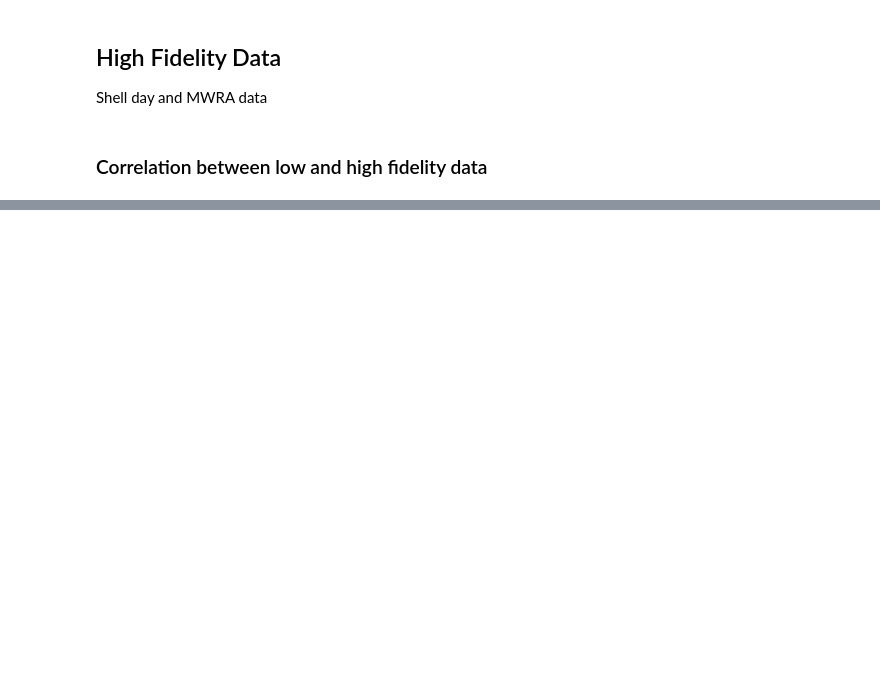
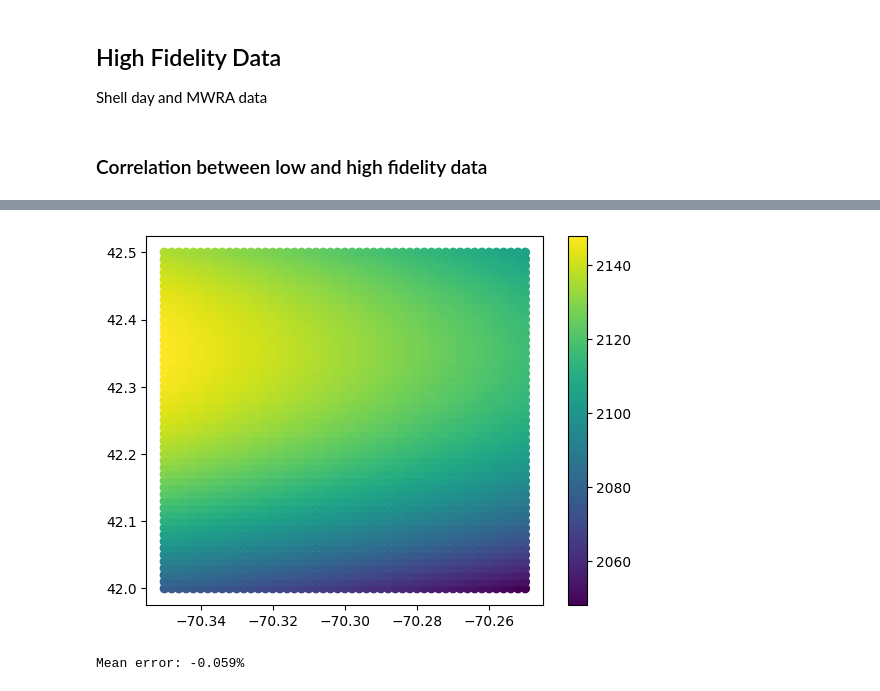
Before and after one commit to becklabs/oa-modeling, a Jupyter notebook: code/dataAnalysis/MultifidelityModeling.ipynb, the cells around one changed output, grey strips where cells are left out. Drawn from its saved outputs; the diff is of its cells as text; code cells hidden in the pictures; blank space fills up the shorter version.

```diff
--- a/code/dataAnalysis/MultifidelityModeling.ipynb
+++ b/code/dataAnalysis/MultifidelityModeling.ipynb
@@ -42,0 +114,26 @@ plt.scatter(sal_and_ta['PROF_DATE_TIME_LOCAL'], sal_and_ta['TA in (mmol/kgSW)'])
+# %%
+training_iter = 500
+# Find optimal model hyperparameters
+model.train()
+likelihood.train()
+
+# Use the adam optimizer
+optimizer = torch.optim.Adam(model.parameters(), lr=0.25)  # Includes GaussianLikelihood parameters
+
+# "Loss" for GPs - the marginal log likelihood
+mll = gpytorch.mlls.ExactMarginalLogLikelihood(likelihood, model)
+
+for i in range(training_iter):
+    # Zero gradients from previous iteration
+    optimizer.zero_grad()
+    # Output from model
+    output = model(train_x)
+    # Calc loss and backprop gradients
+    loss = -mll(output, train_y)
+    loss.backward()
+    print('Iter %d/%d - Loss: %.3f   lengthscale: %.3f   noise: %.3f' % (
+        i + 1, training_iter, loss.item(),
+        model.covar_module.base_kernel.lengthscale.item(),
+        model.likelihood.noise.item()
+    ))
+    optimizer.step()
@@ -42,0 +158,20 @@ plt.scatter(sal_and_ta['PROF_DATE_TIME_LOCAL'], sal_and_ta['TA in (mmol/kgSW)'])
+# %%
+# Get into evaluation (predictive posterior) mode
+model.eval()
+likelihood.eval()
+
+# Test points are regularly spaced grid with x bounds [42, 42.5] and y bounds [-70.35, 71]
+# Construct test points using meshgrid
+# Make predictions by feeding model through likelihood
+with torch.no_grad(), gpytorch.settings.fast_pred_var():
+    x = torch.linspace(42, 42.5, 51)
+    y = torch.linspace(-70.35, -70.25, 51)
+    test_x = torch.stack(torch.meshgrid(x, y)).permute(1, 2, 0).reshape(-1, 2)
+    observed_pred = likelihood(model(test_x))
+
+with torch.no_grad():
+    # Initialize plot
+    plt.scatter(test_x[:, 1],test_x[:, 0], c=observed_pred.mean)
+    plt.colorbar()
+# %% [output]
+[figure, added]
@@ -42,0 +181,7 @@ plt.scatter(sal_and_ta['PROF_DATE_TIME_LOCAL'], sal_and_ta['TA in (mmol/kgSW)'])
+# %%
+# Find the % error between observed_pred.mean and train_y
+error = (observed_pred.mean - train_y) / train_y * 100
+
+print('Mean error: %.3f%%' % error.mean().item())
+# %% [output]
+Mean error: -0.059%
```
Also changed, not shown: parts of 16 cells of this notebook, 13 other files.
